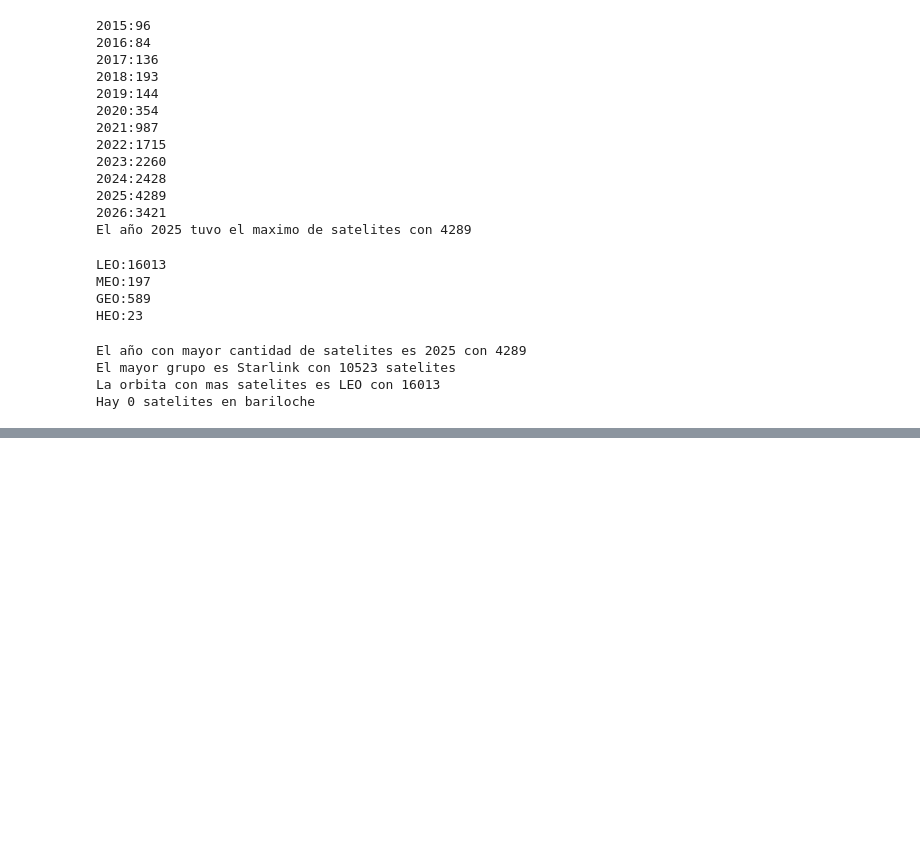
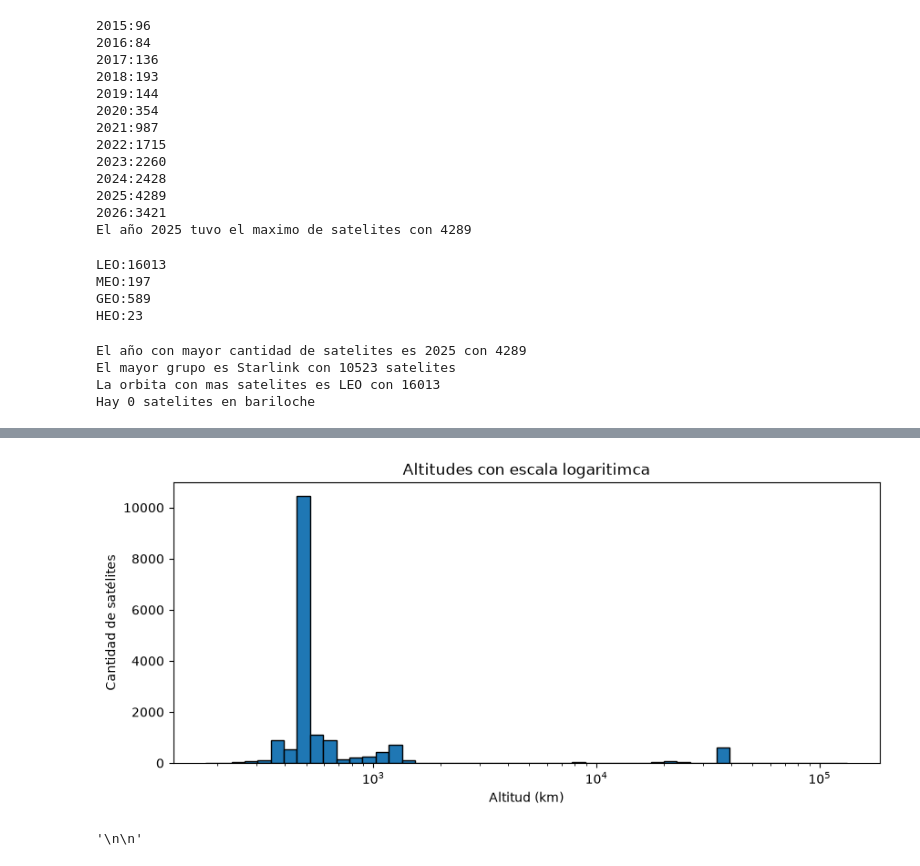
Before and after one commit to juanse0601/proyecto-satelites, a Jupyter notebook: informe.ipynb, the cells around one changed output, grey strips where cells are left out. Saved outputs shown, nothing was run; the diff lists cells and outputs as text; code cells hidden in the pictures; blank space fills up the shorter version.

```diff
--- a/informe.ipynb
+++ b/informe.ipynb
@@ -107,0 +177,20 @@ Hay 0 satelites en bariloche
+# %%
+lista_altitudes=[satelite.altitud_km for satelite in lista_satelites if satelite.altitud_km>=100]
+bins=np.logspace(np.log10(min(lista_altitudes)),np.log10(max(lista_altitudes)),50)
+
+fig,ax=plt.subplots(figsize=(10,4))
+ax.hist(lista_altitudes,bins=bins,edgecolor="black")
+
+ax.set_xscale("log")
+ax.set_title("Altitudes con escala logaritimca")
+ax.set_xlabel("Altitud (km)")
+ax.set_ylabel("Cantidad de satélites")
+plt.show()
+
+'''
+Los picos predominan antes de altitud 10**3 es decir 1000km
+Por lo tanto el grupo LEO(altitud<2000km) es el que predomina
+'''
+# %% [output]
+[figure, added]
+'\n\n'
```
Also changed, not shown: parts of 10 cells of this notebook, 2 other files.
